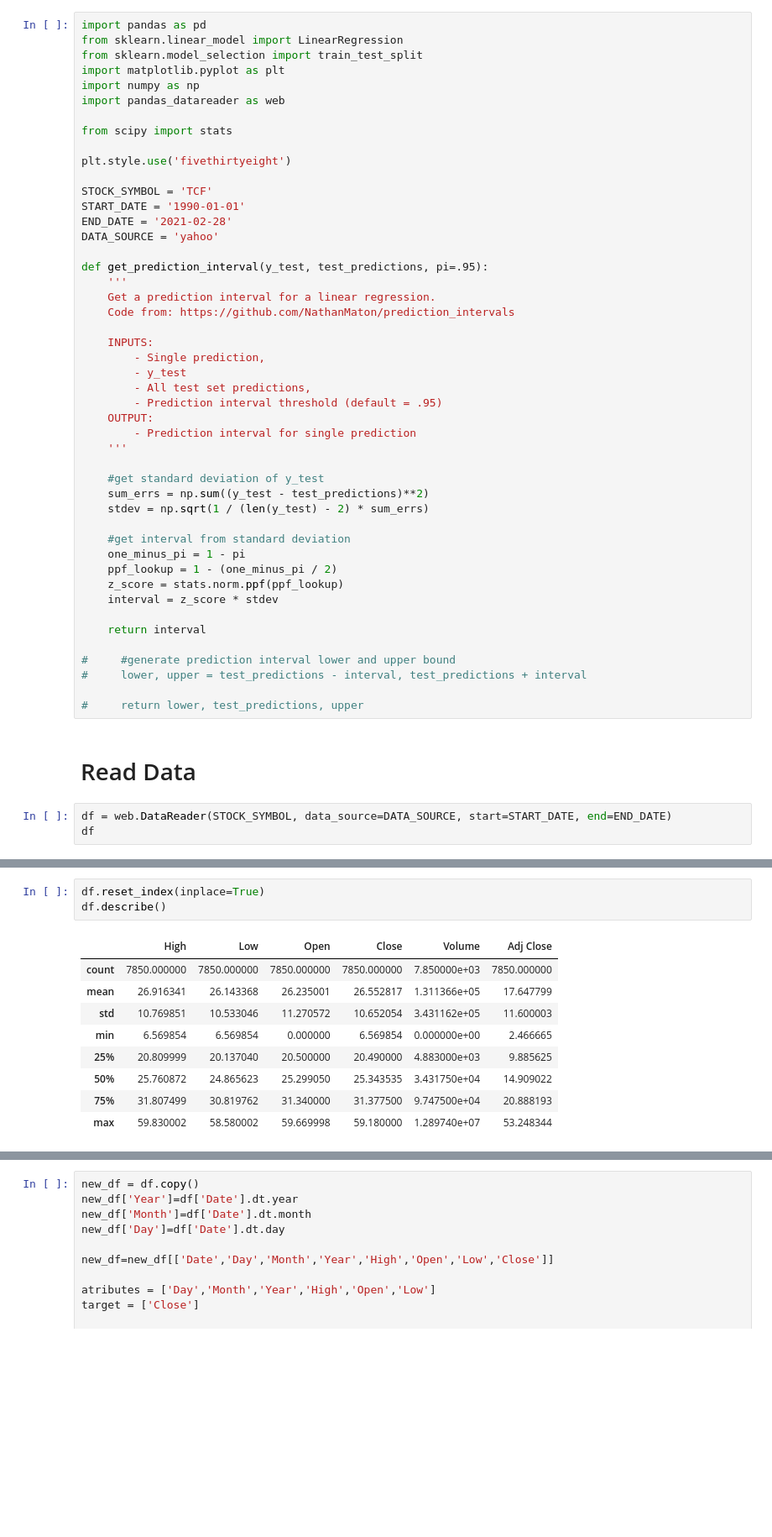
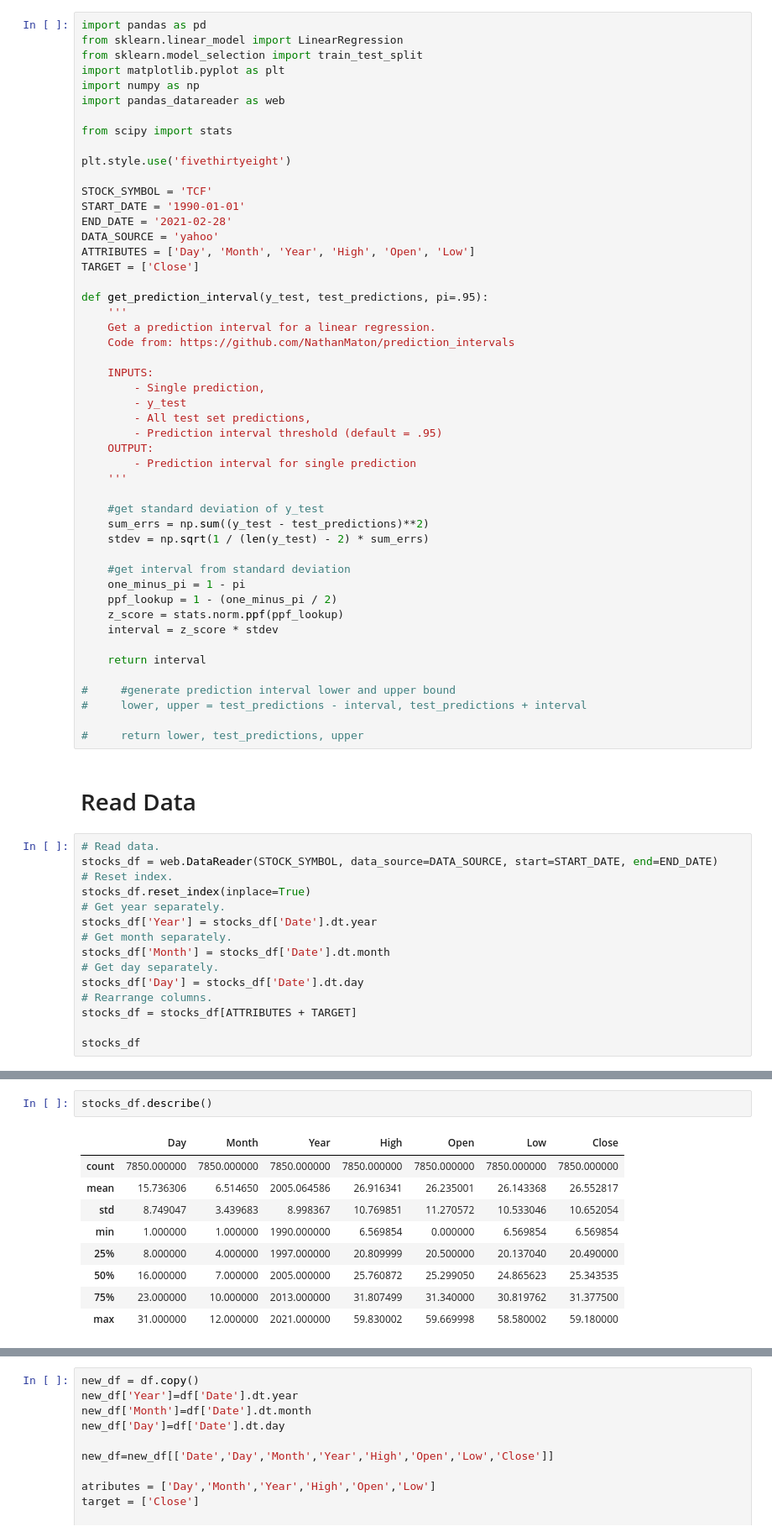
Before and after one commit to gmihaila/project_template, a Jupyter notebook: notebooks/data_split_prototyping.ipynb, the cells around one changed output, grey strips where cells are left out. Shown at 84% size. Drawn from its saved outputs; the diff is of its cells as text; blank space fills up the shorter version.

```diff
--- a/notebooks/data_split_prototyping.ipynb
+++ b/notebooks/data_split_prototyping.ipynb
@@ -16,6 +16,8 @@ STOCK_SYMBOL = 'TCF'
 START_DATE = '1990-01-01'
 END_DATE = '2021-02-28'
 DATA_SOURCE = 'yahoo'
+ATTRIBUTES = ['Day', 'Month', 'Year', 'High', 'Open', 'Low']
+TARGET = ['Close']
 
 def get_prediction_interval(y_test, test_predictions, pi=.95):
     '''
@@ -50,6 +52,18 @@ def get_prediction_interval(y_test, test_predictions, pi=.95):
 # %% [markdown]
 # Read Data
 # %%
-df = web.DataReader(STOCK_SYMBOL, data_source=DATA_SOURCE, start=START_DATE, end=END_DATE)
-df
+# Read data.
+stocks_df = web.DataReader(STOCK_SYMBOL, data_source=DATA_SOURCE, start=START_DATE, end=END_DATE)
+# Reset index.
+stocks_df.reset_index(inplace=True)
+# Get year separately.
+stocks_df['Year'] = stocks_df['Date'].dt.year
+# Get month separately.
+stocks_df['Month'] = stocks_df['Date'].dt.month
+# Get day separately.
+stocks_df['Day'] = stocks_df['Date'].dt.day
+# Rearrange columns.
+stocks_df = stocks_df[ATTRIBUTES + TARGET]
+
+stocks_df
 # %% [output]
@@ -70,14 +83,13 @@ df
 # %%
-df.reset_index(inplace=True)
-df.describe()
+stocks_df.describe()
 # %% [output]
-|  | High | Low | Open | Close | Volume | Adj Close |
-| count | 7850.000000 | 7850.000000 | 7850.000000 | 7850.000000 | 7.850000e+03 | 7850.000000 |
-| mean | 26.916341 | 26.143368 | 26.235001 | 26.552817 | 1.311366e+05 | 17.647799 |
-| std | 10.769851 | 10.533046 | 11.270572 | 10.652054 | 3.431162e+05 | 11.600003 |
-| min | 6.569854 | 6.569854 | 0.000000 | 6.569854 | 0.000000e+00 | 2.466665 |
-| 25% | 20.809999 | 20.137040 | 20.500000 | 20.490000 | 4.883000e+03 | 9.885625 |
-| 50% | 25.760872 | 24.865623 | 25.299050 | 25.343535 | 3.431750e+04 | 14.909022 |
-| 75% | 31.807499 | 30.819762 | 31.340000 | 31.377500 | 9.747500e+04 | 20.888193 |
-| max | 59.830002 | 58.580002 | 59.669998 | 59.180000 | 1.289740e+07 | 53.248344 |
+|  | Day | Month | Year | High | Open | Low | Close |
+| count | 7850.000000 | 7850.000000 | 7850.000000 | 7850.000000 | 7850.000000 | 7850.000000 | 7850.000000 |
+| mean | 15.736306 | 6.514650 | 2005.064586 | 26.916341 | 26.235001 | 26.143368 | 26.552817 |
+| std | 8.749047 | 3.439683 | 8.998367 | 10.769851 | 11.270572 | 10.533046 | 10.652054 |
+| min | 1.000000 | 1.000000 | 1990.000000 | 6.569854 | 0.000000 | 6.569854 | 6.569854 |
+| 25% | 8.000000 | 4.000000 | 1997.000000 | 20.809999 | 20.500000 | 20.137040 | 20.490000 |
+| 50% | 16.000000 | 7.000000 | 2005.000000 | 25.760872 | 25.299050 | 24.865623 | 25.343535 |
+| 75% | 23.000000 | 10.000000 | 2013.000000 | 31.807499 | 31.340000 | 30.819762 | 31.377500 |
+| max | 31.000000 | 12.000000 | 2021.000000 | 59.830002 | 59.669998 | 58.580002 | 59.180000 |
 # %%
```
Also changed, not shown: parts of 4 cells of this notebook, 18 other files.
